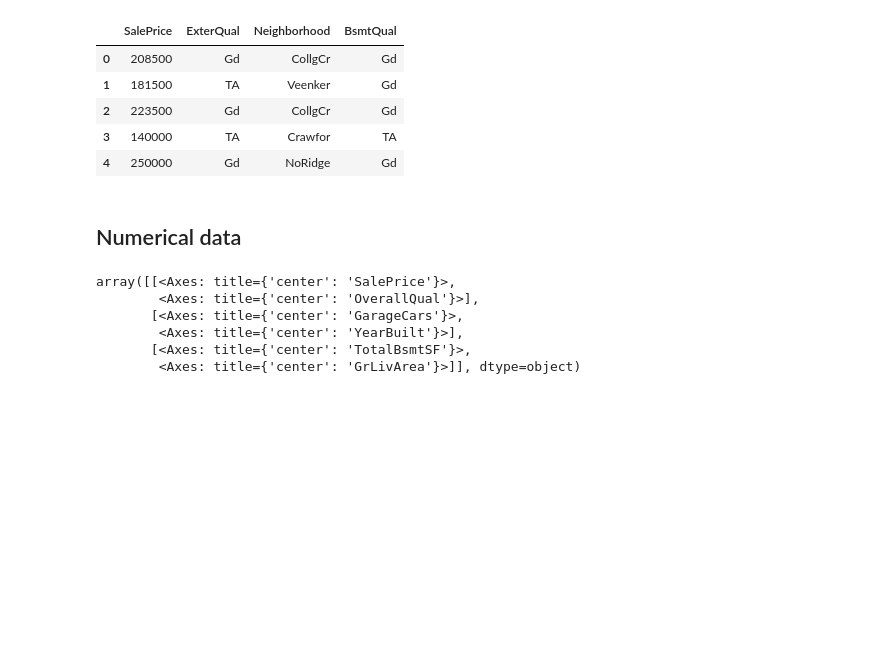
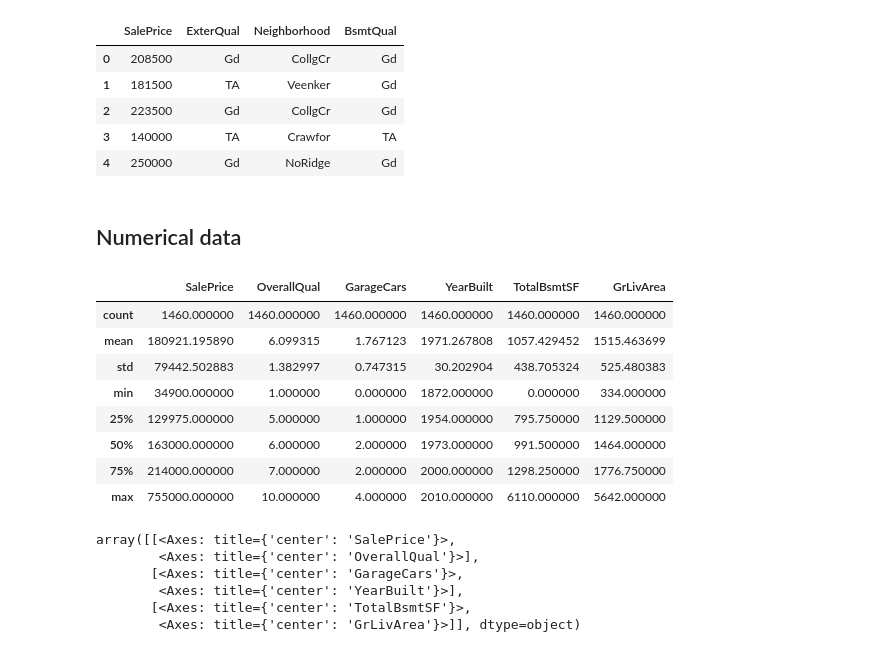
Before and after one commit to rbpernas/Learning_Projects, a Jupyter notebook: House_prices_2.ipynb, the cells around one changed output. Cells and saved outputs as stored; diff of their text form; code cells hidden in the pictures; blank space fills up the shorter version.

```diff
--- a/House_prices_2.ipynb
+++ b/House_prices_2.ipynb
@@ -109,6 +111,18 @@ display(df_obj.head())
 | 4 | 250000 | Gd | NoRidge | Gd |
 # %% [markdown]
 ## Numerical data
+# %%
+df_num.describe()
+# %% [output]
+|  | SalePrice | OverallQual | GarageCars | YearBuilt | TotalBsmtSF | GrLivArea |
+| count | 1460.000000 | 1460.000000 | 1460.000000 | 1460.000000 | 1460.000000 | 1460.000000 |
+| mean | 180921.195890 | 6.099315 | 1.767123 | 1971.267808 | 1057.429452 | 1515.463699 |
+| std | 79442.502883 | 1.382997 | 0.747315 | 30.202904 | 438.705324 | 525.480383 |
+| min | 34900.000000 | 1.000000 | 0.000000 | 1872.000000 | 0.000000 | 334.000000 |
+| 25% | 129975.000000 | 5.000000 | 1.000000 | 1954.000000 | 795.750000 | 1129.500000 |
+| 50% | 163000.000000 | 6.000000 | 2.000000 | 1973.000000 | 991.500000 | 1464.000000 |
+| 75% | 214000.000000 | 7.000000 | 2.000000 | 2000.000000 | 1298.250000 | 1776.750000 |
+| max | 755000.000000 | 10.000000 | 4.000000 | 2010.000000 | 6110.000000 | 5642.000000 |
 # %%
 df_num.hist(figsize=(12, 15), bins=50, xlabelsize=8, ylabelsize=8)
 # %% [output]
```
Also changed, not shown: parts of 18 cells of this notebook.
